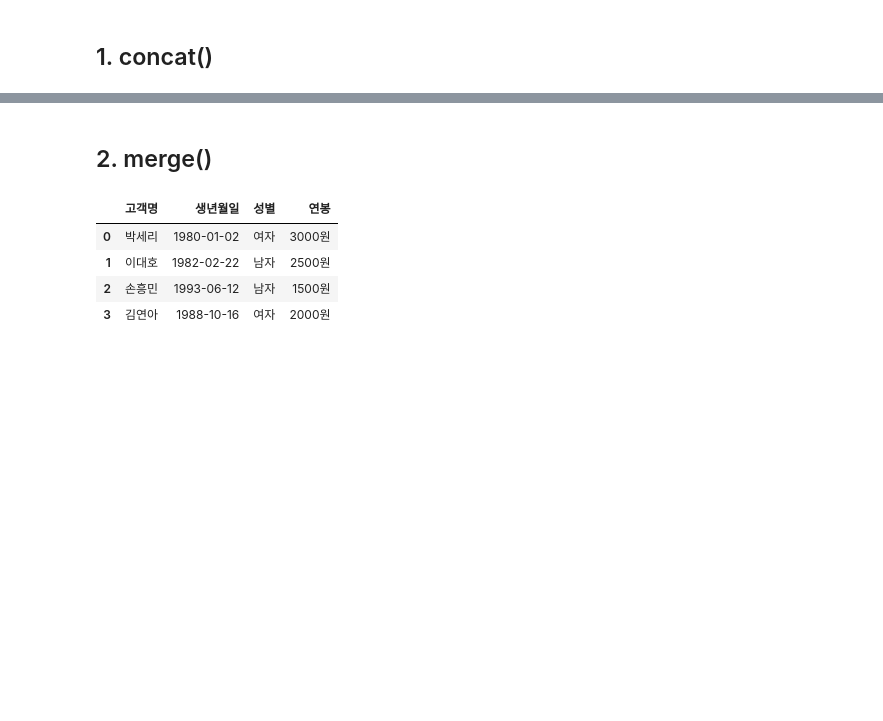
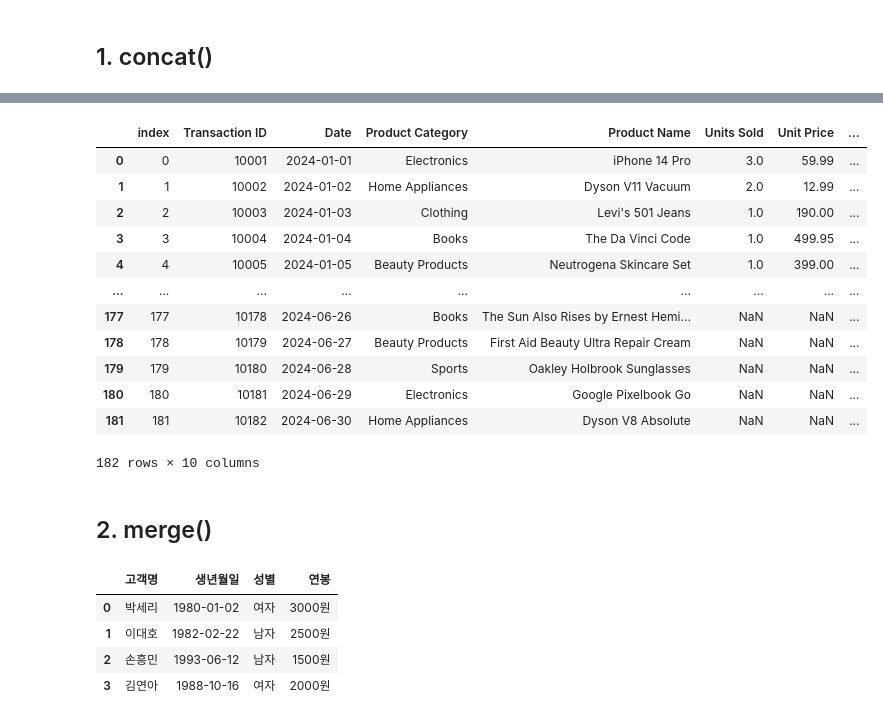
Before and after one commit to eyoojin/TIL, a Jupyter notebook: pandas/pandas.ipynb, the cells around one changed output, grey strips where cells are left out. Cells and saved outputs as stored; diff of their text form; code cells hidden in the pictures; blank space fills up the shorter version.

```diff
--- a/pandas/pandas.ipynb
+++ b/pandas/pandas.ipynb
@@ -2073,0 +2299,3 @@ import pandas as pd
+# %%
+sales1 = df1.iloc[:, :5] # : 위에서부터 아래 전부, :5 컬럼 5번째까지
+sales2 = df2.iloc[:, 5:] # 5: 컬럼 5번째부터
@@ -2074,3 +2332,19 @@ import pandas as pd
+# %%
+pd.concat([sales1, sales2], axis=1)
+# %% [output]
+|  | index | Transaction ID | Date | Product Category | Product Name | Units Sold | Unit Price | ... |
+| 0 | 0 | 10001 | 2024-01-01 | Electronics | iPhone 14 Pro | 3.0 | 59.99 | ... |
+| 1 | 1 | 10002 | 2024-01-02 | Home Appliances | Dyson V11 Vacuum | 2.0 | 12.99 | ... |
+| 2 | 2 | 10003 | 2024-01-03 | Clothing | Levi's 501 Jeans | 1.0 | 190.00 | ... |
+| 3 | 3 | 10004 | 2024-01-04 | Books | The Da Vinci Code | 1.0 | 499.95 | ... |
+| 4 | 4 | 10005 | 2024-01-05 | Beauty Products | Neutrogena Skincare Set | 1.0 | 399.00 | ... |
+| ... | ... | ... | ... | ... | ... | ... | ... | ... |
+| 177 | 177 | 10178 | 2024-06-26 | Books | The Sun Also Rises by Ernest Hemi... | NaN | NaN | ... |
+| 178 | 178 | 10179 | 2024-06-27 | Beauty Products | First Aid Beauty Ultra Repair Cream | NaN | NaN | ... |
+| 179 | 179 | 10180 | 2024-06-28 | Sports | Oakley Holbrook Sunglasses | NaN | NaN | ... |
+| 180 | 180 | 10181 | 2024-06-29 | Electronics | Google Pixelbook Go | NaN | NaN | ... |
+| 181 | 181 | 10182 | 2024-06-30 | Home Appliances | Dyson V8 Absolute | NaN | NaN | ... |
+182 rows × 10 columns
 # %% [markdown]
 ## 2. merge()
 # %%
```
Also changed, not shown: parts of 29 cells of this notebook, 2 other files.
